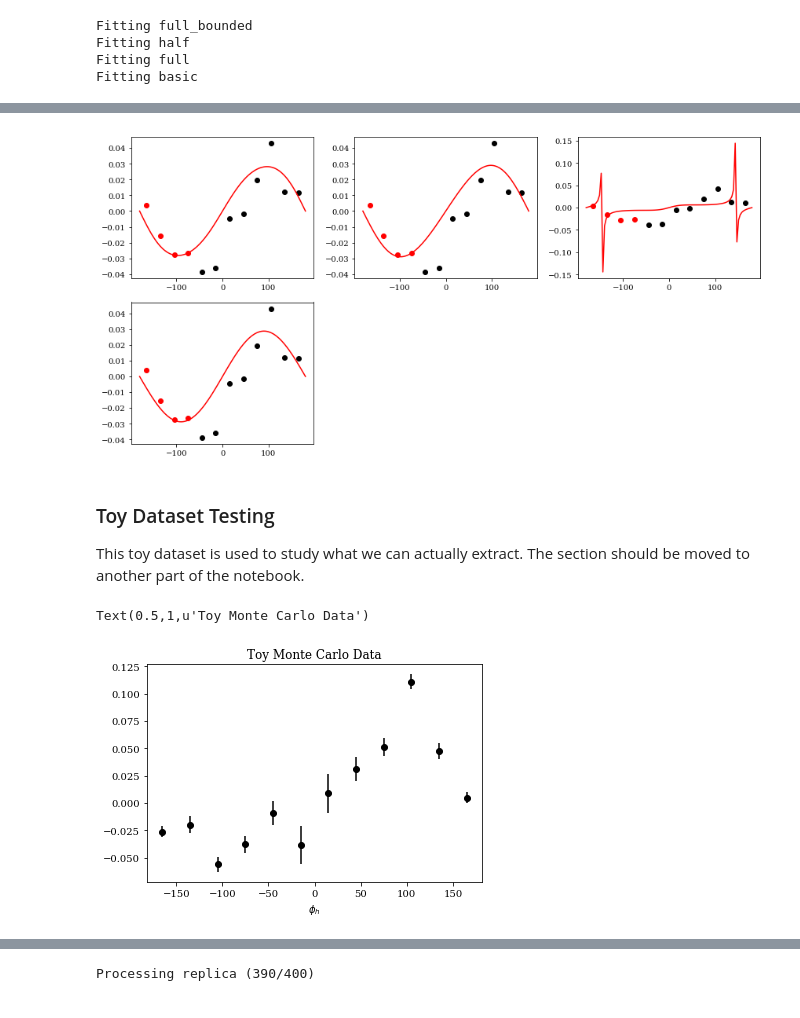
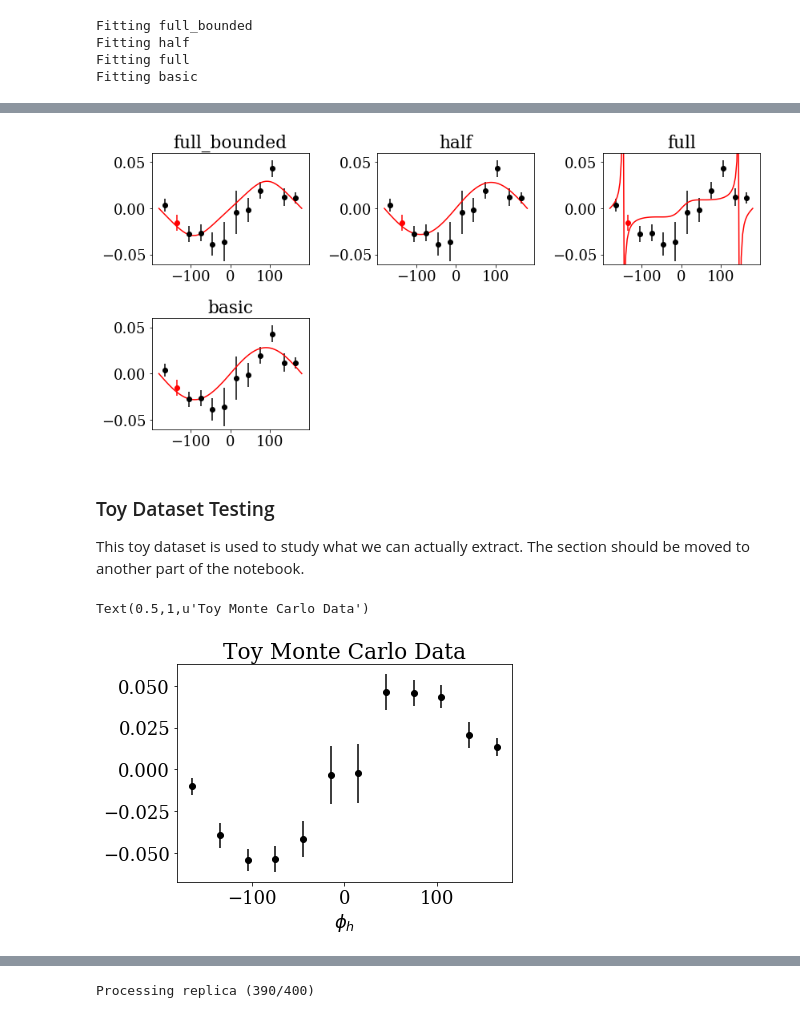
Before and after one commit to dmriser/python-analysis, a Jupyter notebook: kaon-bsa/fit.ipynb, the cells around one changed output, grey strips where cells are left out. Drawn from its saved outputs; the diff is of its cells as text; code cells hidden in the pictures.

```diff
--- a/kaon-bsa/fit.ipynb
+++ b/kaon-bsa/fit.ipynb
@@ -139,7 +139,7 @@ for m in models.values():
 ### Cross Validation
 Compare different models.
 # %%
-CHUNKS = 3
+CHUNKS = 12
 df_chunked = setup_dataframe(CHUNKS, test_data.phi, test_data.value, np.sqrt(test_data.sys_total**2 + test_data.stat**2), shuf=False)
 # %%
 cv_scores = {}
@@ -177,25 +186,29 @@ plt.xticks(np.arange(len(cv_scores.keys())), cv_scores.keys())
 # %%
 n_col = 3
 n_row = np.ceil((len(cv_pars.keys())-1)/n_col)+1
 plt.figure(figsize=(n_col*4, n_row*3))
 
-train = df_chunked.query('chunk != 0')
-test  = df_chunked.query('chunk == 0')
+train = df_chunked.query('chunk != 1')
+test  = df_chunked.query('chunk == 1')
 
 index = 1
 x = np.linspace(-180,180,100)
 for name, model in models.iteritems():
     plt.subplot(n_row, n_col, index)
-    plt.plot(train.x, train.y, linestyle='', marker='o', color='black')
-    plt.plot(test.x, test.y, linestyle='', marker='o', color='red')
+    plt.errorbar(train.x, train.y, train.y_err, linestyle='', marker='o', color='black')
+    plt.errorbar(test.x, test.y, test.y_err, linestyle='', marker='o', color='red')
+    plt.ylim([-0.06, 0.06])
 
-    y = [update_model(model, cv_pars[name][0], xi) for xi in x]
+    y = [update_model(model, cv_pars[name][1], xi) for xi in x]
     plt.plot(x, y, color='red')
     index += 1
 
+    plt.title(name)
+
 plt.tight_layout()
+plt.savefig('image/cv-demo-models.pdf', bbox_inches='tight')
 # %% [output]
-[figure, old version]
+[figure, new version]
 # %% [markdown]
 ### Toy Dataset Testing
 This toy dataset is used to study what we can actually extract.  The section should be moved to another part of the notebook.
@@ -215,7 +228,7 @@ plt.xlabel('$\phi_h$')
 plt.title('Toy Monte Carlo Data')
 # %% [output]
 Text(0.5,1,u'Toy Monte Carlo Data')
-[figure, old version]
+[figure, new version]
 # %%
 rmc = minimize(fun=lambda x: chi2(mc.value, update_model(models['full'], x, mc.phi), np.sqrt(mc.stat**2 + mc.sys_total**2)),
              x0=models['full'].pars,
```
Also changed, not shown: parts of 14 cells of this notebook, 3 other files.
